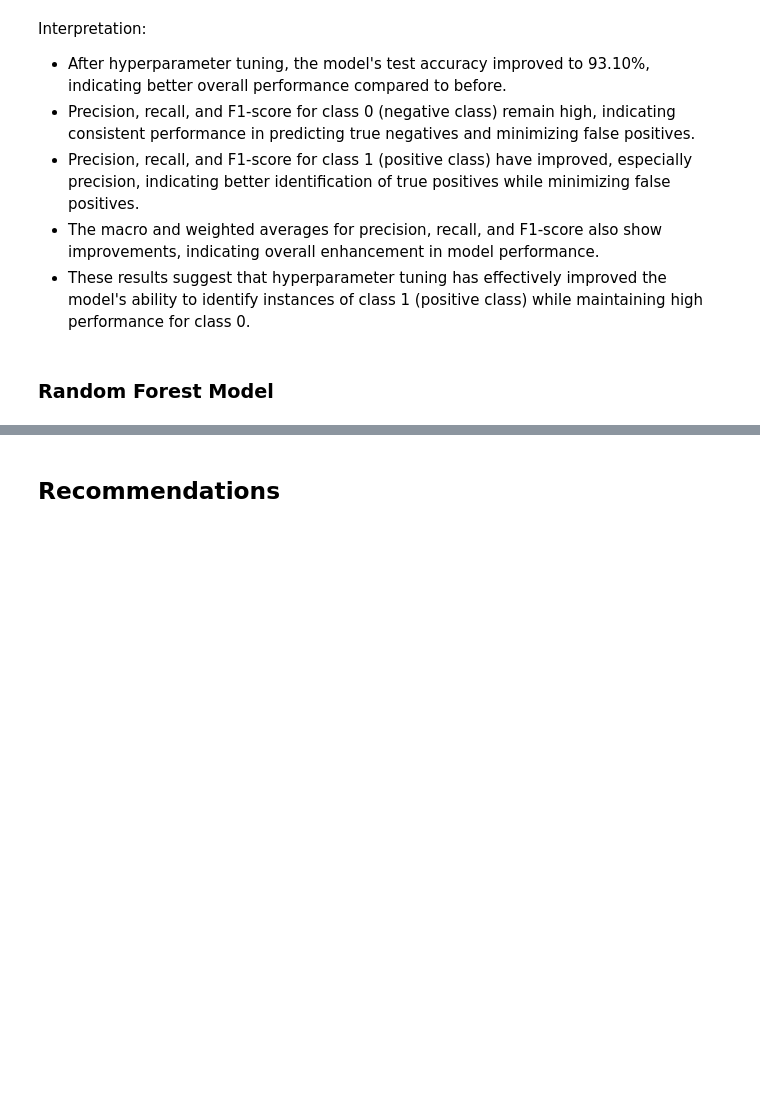
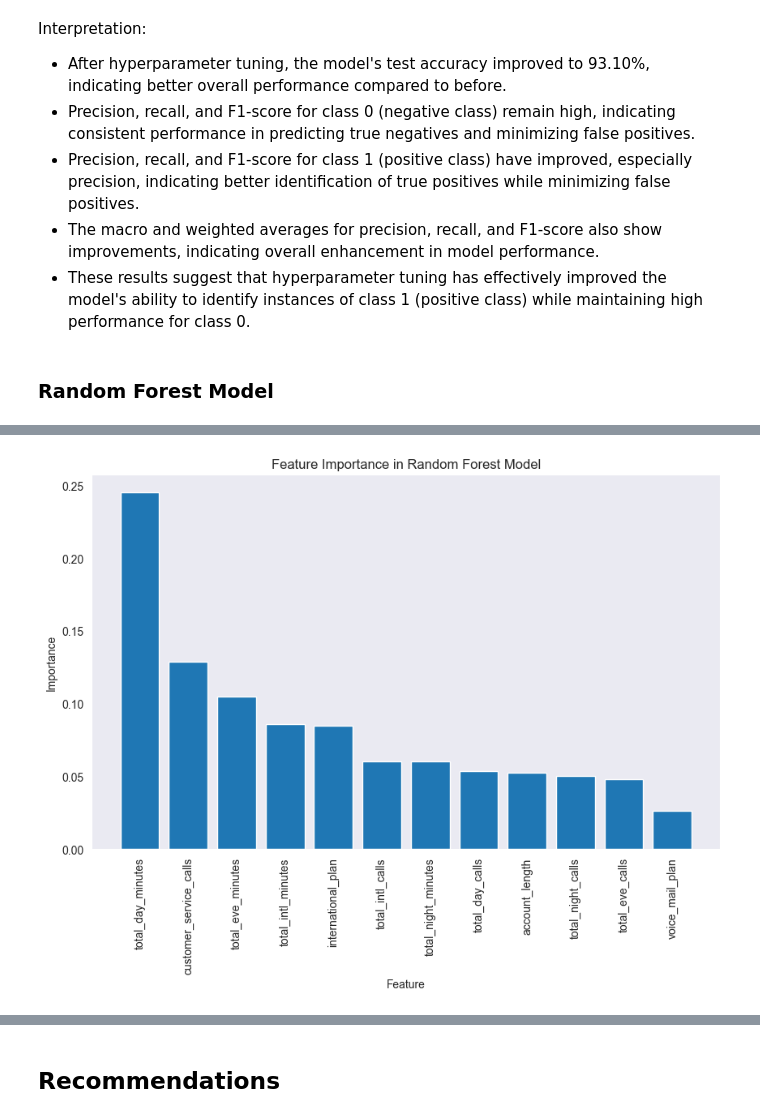
Before and after one commit to phelanthropus/SyriaTel-Customer-Churn, a Jupyter notebook: Untitled.ipynb, the cells around one changed output, grey strips where cells are left out. Saved outputs shown, nothing was run; the diff lists cells and outputs as text; code cells hidden in the pictures; blank space fills up the shorter version.

```diff
--- a/Untitled.ipynb
+++ b/Untitled.ipynb
@@ -931,0 +906,23 @@ Confusion Matrix:
+# %%
+
+# Get feature importances from the trained random forest model
+feature_importance = model.feature_importances_
+
+# Get feature names (assuming X_train is a DataFrame)
+feature_names = X_train.columns
+
+# Sort feature importances and feature names in descending order
+sorted_indices = feature_importance.argsort()[::-1]
+sorted_feature_importance = feature_importance[sorted_indices]
+sorted_feature_names = feature_names[sorted_indices]
+
+# Plot feature importance
+plt.figure(figsize=(10, 6))
+plt.bar(range(len(feature_importance)), sorted_feature_importance, align='center')
+plt.xticks(range(len(feature_importance)), sorted_feature_names, rotation=90)
+plt.xlabel('Feature')
+plt.ylabel('Importance')
+plt.title('Feature Importance in Random Forest Model')
+plt.show()
+# %% [output]
+[figure, added]
```
Also changed, not shown: parts of 11 cells of this notebook.
